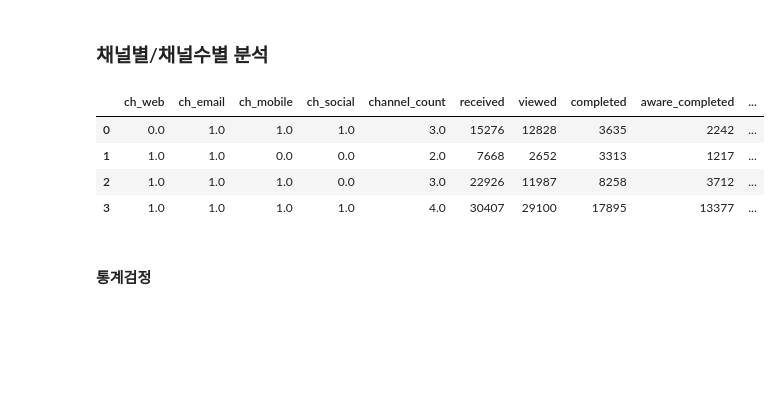
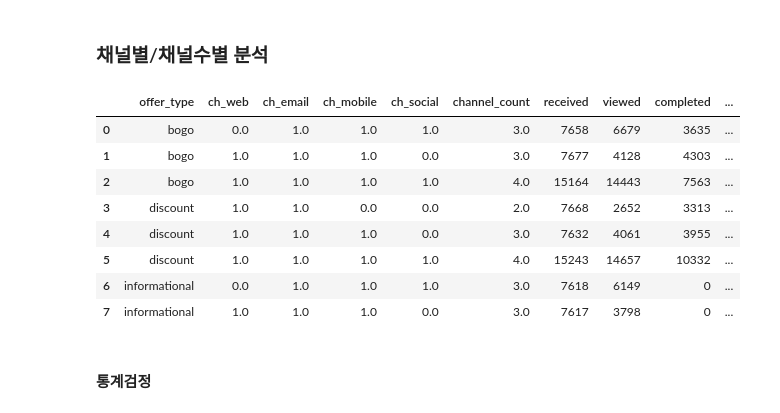
Before and after one commit to rladbstj56/practice_project, a Jupyter notebook: Myun_EDA/03_analysis_final.ipynb, the cells around one changed output. Drawn from its saved outputs; the diff is of its cells as text; code cells hidden in the pictures; blank space fills up the shorter version.

```diff
--- a/Myun_EDA/03_analysis_final.ipynb
+++ b/Myun_EDA/03_analysis_final.ipynb
@@ -531,14 +531,18 @@ df3 = funnel_metrics(funnel, "age_group")
 # %%
 df = funnel.copy()
 # %%
-analysis_df = funnel_metrics(funnel, ['ch_web', 'ch_email', 'ch_mobile', 'ch_social', 'channel_count'])
+analysis_df = funnel_metrics(funnel, ['offer_type', 'ch_web', 'ch_email', 'ch_mobile', 'ch_social', 'channel_count'])
 analysis_df
 # %% [output]
-|  | ch_web | ch_email | ch_mobile | ch_social | channel_count | received | viewed | completed | aware_completed | ... |
-| 0 | 0.0 | 1.0 | 1.0 | 1.0 | 3.0 | 15276 | 12828 | 3635 | 2242 | ... |
-| 1 | 1.0 | 1.0 | 0.0 | 0.0 | 2.0 | 7668 | 2652 | 3313 | 1217 | ... |
-| 2 | 1.0 | 1.0 | 1.0 | 0.0 | 3.0 | 22926 | 11987 | 8258 | 3712 | ... |
-| 3 | 1.0 | 1.0 | 1.0 | 1.0 | 4.0 | 30407 | 29100 | 17895 | 13377 | ... |
+|  | offer_type | ch_web | ch_email | ch_mobile | ch_social | channel_count | received | viewed | completed | ... |
+| 0 | bogo | 0.0 | 1.0 | 1.0 | 1.0 | 3.0 | 7658 | 6679 | 3635 | ... |
+| 1 | bogo | 1.0 | 1.0 | 1.0 | 0.0 | 3.0 | 7677 | 4128 | 4303 | ... |
+| 2 | bogo | 1.0 | 1.0 | 1.0 | 1.0 | 4.0 | 15164 | 14443 | 7563 | ... |
+| 3 | discount | 1.0 | 1.0 | 0.0 | 0.0 | 2.0 | 7668 | 2652 | 3313 | ... |
+| 4 | discount | 1.0 | 1.0 | 1.0 | 0.0 | 3.0 | 7632 | 4061 | 3955 | ... |
+| 5 | discount | 1.0 | 1.0 | 1.0 | 1.0 | 4.0 | 15243 | 14657 | 10332 | ... |
+| 6 | informational | 0.0 | 1.0 | 1.0 | 1.0 | 3.0 | 7618 | 6149 | 0 | ... |
+| 7 | informational | 1.0 | 1.0 | 1.0 | 0.0 | 3.0 | 7617 | 3798 | 0 | ... |
 # %% [markdown]
 #### 통계검정
 # %%
```
Also changed, not shown: parts of 12 cells of this notebook.
